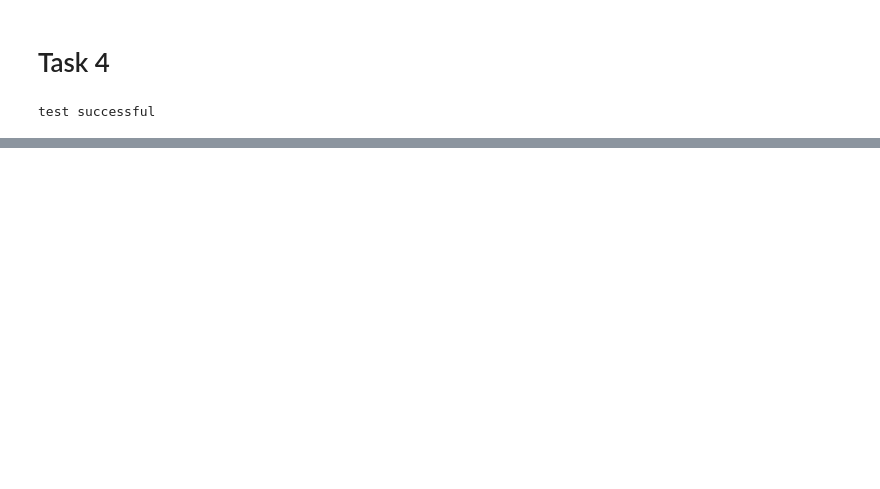
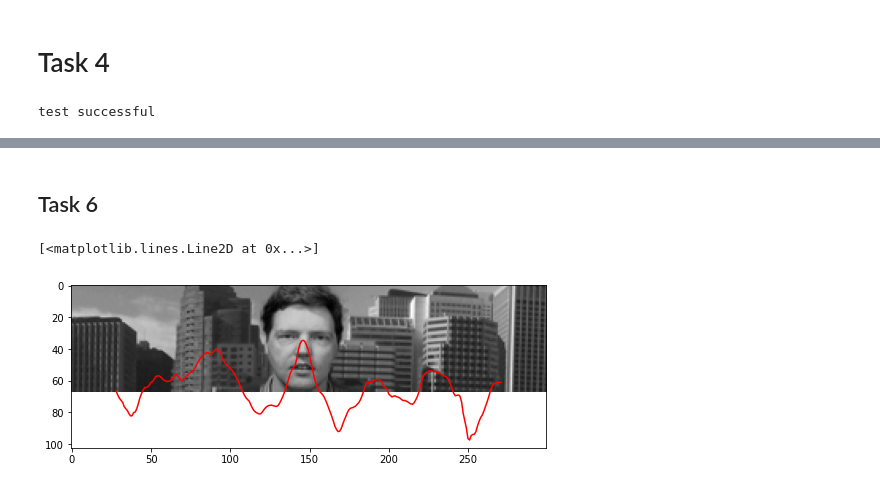
Before and after one commit to ablarer/SCC_ZHAW, a Jupyter notebook: 07/MaterialPython/Lab07.ipynb, the cells around one changed output, grey strips where cells are left out. Saved outputs shown, nothing was run; the diff lists cells and outputs as text; code cells hidden in the pictures; blank space fills up the shorter version.

```diff
--- a/07/MaterialPython/Lab07.ipynb
+++ b/07/MaterialPython/Lab07.ipynb
@@ -76,15 +69,15 @@ got             [1.81 1.91]
 # %% [markdown]
 # Task 3
 # %%
-def compressPCAVector(vec, m, vEigen):
+def compressPCAVector(vec, mean, vEigen):
     # Centered vector vec - m, substract the mean
-    vec_transformed = vEigen.T@(vec - m)
-    vec_compressed = (vEigen@vec_transformed) + m
+    vec_transformed = vEigen.T@(vec - mean)
+    vec_compressed = (vEigen@vec_transformed) + mean
     return vec_compressed
 
 def test(expected, args, method):
     act = method(*args)
-    if np.array_equal(expected, act):
+    if np.array_equal(expected, np.around(act, 8)):
         print(f'test successful')
     else:
         print(f'test failed for method {method.__name__}()\nexpected\t{expected}\ngot\t\t{act}')
@@ -148,0 +233,29 @@ test successful
+# %% [markdown]
+## Task 6
+# %%
+data = load_data()
+imgScene = data['faceDetection']
+vecMean = getMean(imgSet)
+imgMean = transformVectorToImage(vecMean, dims[0], dims[1])
+evMatrix = getEigenvectors(imgSet, 100)
+# %%
+
+
+def faceDetector(img, d, evMatrix, mean):
+    ssds = []
+    for px in range(img.shape[1] - mean.shape[1]):
+        current_img = img[:, px:px+mean.shape[1]]
+        compressed_img = compressPCAImage(current_img, d, evMatrix, mean)
+        ssd = ((current_img - compressed_img)**2).sum()
+        ssds.append(ssd)
+
+    return ssds
+
+ssds = faceDetector(imgScene, 21, evMatrix, imgMean)
+plt.figure(figsize=(10,3))
+plt.imshow(imgScene, cmap='gray')
+# plt.figure(figsize=(10,3))
+plt.plot(np.arange(imgMean.shape[1] / 2, imgScene.shape[1] - imgMean.shape[1] /2), ssds, color='red')
+# %% [output]
+[<matplotlib.lines.Line2D at 0x...>]
+[figure, added]
```
Also changed, not shown: parts of 8 cells of this notebook, 1 other file.
